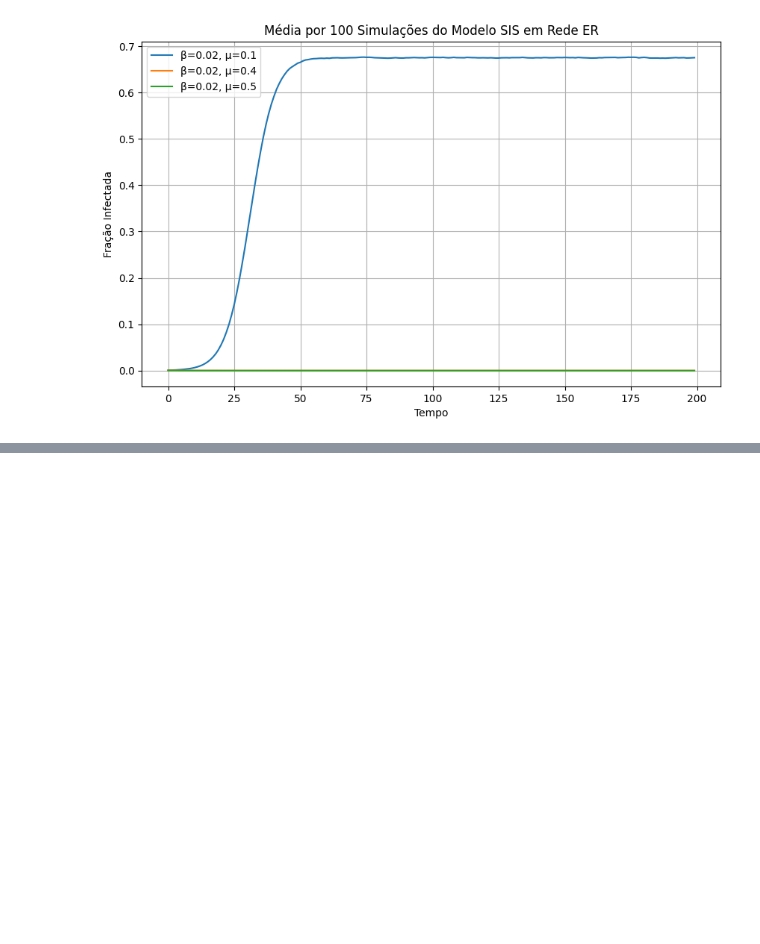
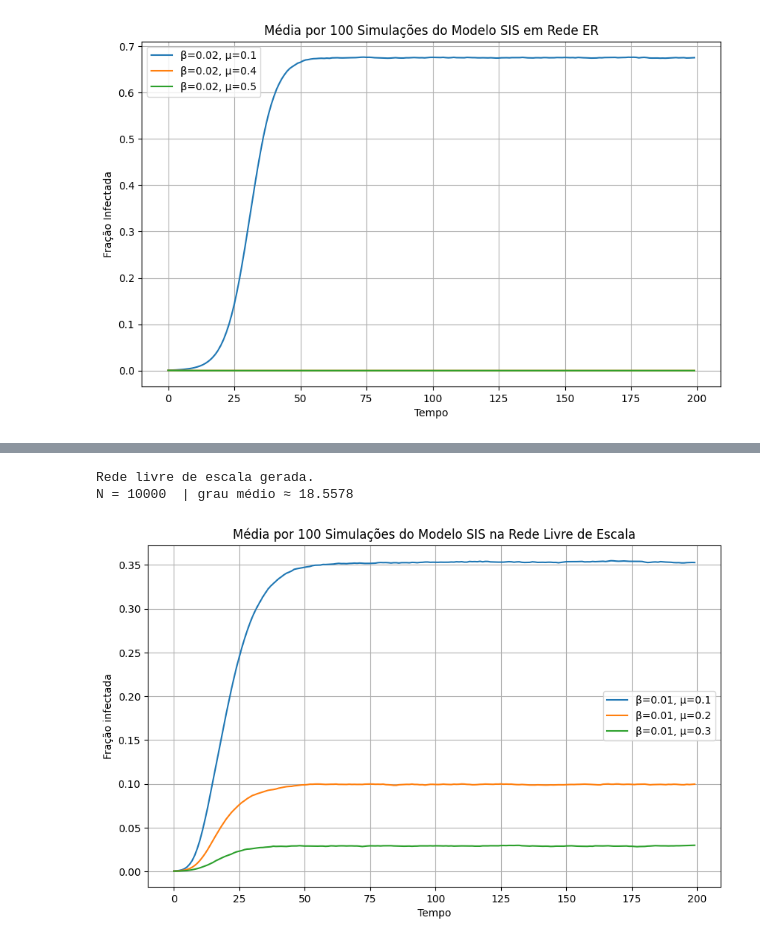
Before and after one commit to LeonardoAleee/EpidemicSimulation, a Jupyter notebook: EpidemicSimulation.ipynb, the cells around one changed output, grey strips where cells are left out. Saved outputs shown, nothing was run; the diff lists cells and outputs as text; code cells hidden in the pictures; blank space fills up the shorter version.

```diff
--- a/EpidemicSimulation.ipynb
+++ b/EpidemicSimulation.ipynb
@@ -116,0 +131,46 @@ plt.show()
+# %%
+N = 10000
+k_target = 20
+gamma = 2.5
+
+deg_seq_float = nx.utils.powerlaw_sequence(N, exponent=gamma) # graus com distribuição power-law
+mean_deg = sum(deg_seq_float) / N
+# %%
+# reescala para ter grau médio ~ k_target
+scale = k_target / mean_deg
+deg_seq = [max(1, int(round(d * scale))) for d in deg_seq_float]
+
+# garante que a soma dos graus seja par
+if sum(deg_seq) % 2 == 1:
+    deg_seq[0] += 1
+
+G_sf_multi = nx.configuration_model(deg_seq) # gera a rede livre de escala (multigrafo)
+G_sf = nx.Graph(G_sf_multi)
+G_sf.remove_edges_from(nx.selfloop_edges(G_sf))
+
+# grau médio real da rede
+avg_deg_sf = sum(dict(G_sf.degree()).values()) / G_sf.number_of_nodes()
+print("Rede livre de escala gerada.")
+print("N =", G_sf.number_of_nodes(), " | grau médio ≈", avg_deg_sf)
+# %% [output]
+Rede livre de escala gerada.
+N = 10000  | grau médio ≈ 18.5578
+# %%
+params_sf = [(0.01, 0.1), (0.01, 0.2), (0.01, 0.3)]
+results_sf = {}
+
+for beta, mu in params_sf:
+    mean_curve = run_experiments(G_sf, beta, mu, runs=100, steps=200)
+    results_sf[(beta, mu)] = mean_curve
+# %%
+plt.figure(figsize=(10, 6))
+for (beta, mu), curve in results_sf.items():
+    plt.plot(curve, label=f"β={beta}, μ={mu}")
+plt.xlabel("Tempo")
+plt.ylabel("Fração infectada")
+plt.title("Média por 100 Simulações do Modelo SIS na Rede Livre de Escala")
+plt.legend()
+plt.grid(True)
+plt.show()
+# %% [output]
+[figure, added]
```
Also changed, not shown: parts of 2 cells of this notebook.
